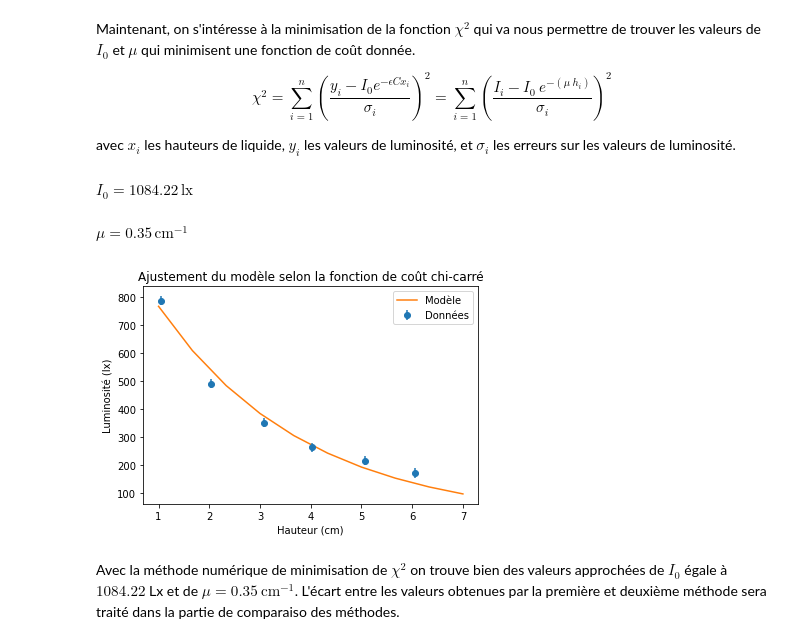
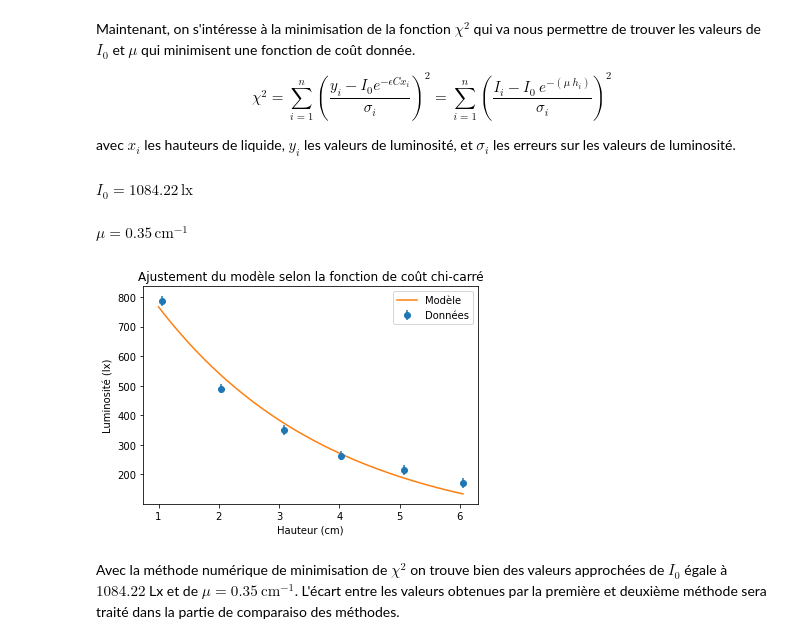
Before and after one commit to kmiloarguello/kmiloarguello.github.io, a Jupyter notebook: phyca/content/LU2PY215/TP/TP5/TP5.ipynb, the cells around one changed output. Saved outputs shown, nothing was run; the diff lists cells and outputs as text; code cells hidden in the pictures.

```diff
--- a/phyca/content/LU2PY215/TP/TP5/TP5.ipynb
+++ b/phyca/content/LU2PY215/TP/TP5/TP5.ipynb
@@ -270,36 +270,36 @@ def f(x, I_O, mu):
 
 # chi-carré
 def chi2(params, x, y, dy):
   mu, I_O = params
   return np.sum(((y - f(x, I_O, mu)) / dy)**2)
 
 # Minimisation
-params0 = [1, 10]
+params0 = np.array([1, 1000])
 result = minimize(chi2, params0, args=(heights, luminosites, luminosite_uncertainty))
 
 mu, I_O = result.x
 y_scipy = {
   'I_0': I_O,
   'mu': mu,
 }
 
 display(Math(r'I_0 = {:.2f} \, \text{{lx}}'.format(I_O)))
 display(Math(r'\mu = {:.2f} \, \text{{cm}}^{{-1}}'.format(mu)))
 
-x = np.linspace(1, 7, 10)
+x = np.linspace(1, heights[len(heights) - 1], 100)
 y = f(x, I_O, mu)
 
 plt.errorbar(heights, luminosites, yerr=luminosite_uncertainty, fmt='o', label='Données')
 plt.plot(x, y, label='Modèle')
 plt.title('Ajustement du modèle selon la fonction de coût chi-carré')
 plt.xlabel('Hauteur (cm)')
 plt.ylabel('Luminosité (lx)')
 plt.legend()
 plt.show()
 # %% [output]
 $\displaystyle I_0 = 1084.22 \, \text{lx}$
 $\displaystyle \mu = 0.35 \, \text{cm}^{-1}$
-[figure, old version]
+[figure, new version]
 # %% [markdown]
 Avec la méthode numérique de minimisation de $\chi^2$ on trouve bien des valeurs approchées de $I_0$ égale à $1084.22$ Lx et de $\mu = 0.35 \ \text{cm}^{-1}$. L'écart entre les valeurs obtenues par la première et deuxième méthode sera traité dans la partie de comparaiso des méthodes.
 # %% [markdown]
```
Also changed, not shown: parts of 12 cells of this notebook.
